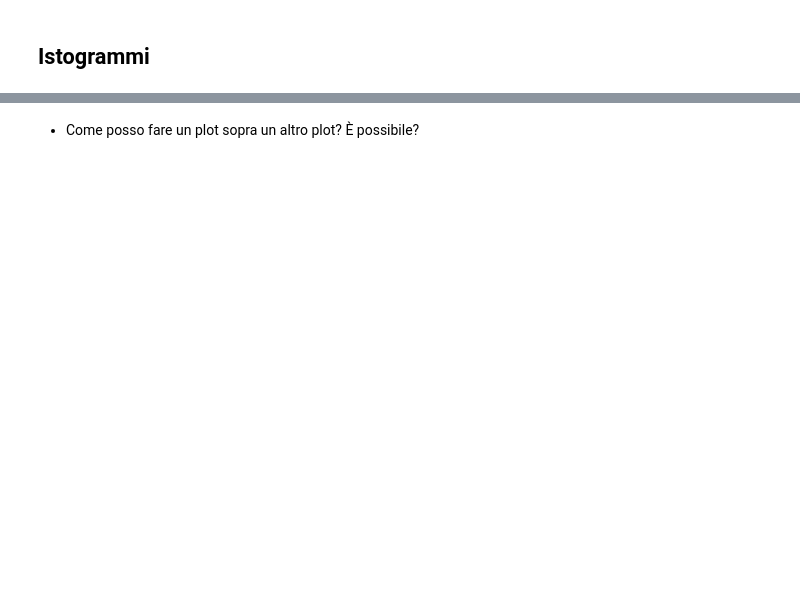
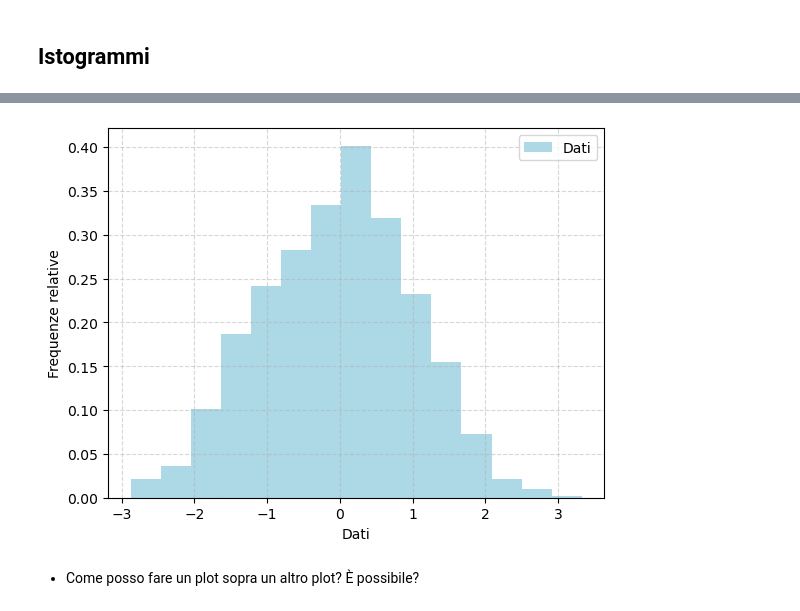
Before and after one commit to RiccardoTancredi/Corso-Python, a Jupyter notebook: lezione2.ipynb, the cells around one changed output, grey strips where cells are left out. Cells and saved outputs as stored; diff of their text form; code cells hidden in the pictures; blank space fills up the shorter version.

```diff
--- a/lezione2.ipynb
+++ b/lezione2.ipynb
@@ -23,2 +34,13 @@ import matplotlib.pyplot as plt
+# %%
+n_bins = 15
+plt.hist(dati, bins=n_bins, color='lightblue',
+         label='Dati', density=True)
+plt.legend()
+plt.xlabel('Dati')
+plt.ylabel('Frequenze relative')
+plt.grid(ls='--', alpha=0.5)
+plt.show()
+# %% [output]
+[figure, added]
 # %% [markdown]
 * Come posso fare un plot sopra un altro plot? È possibile?
```
Also changed, not shown: parts of 22 cells of this notebook, 1 other file.
